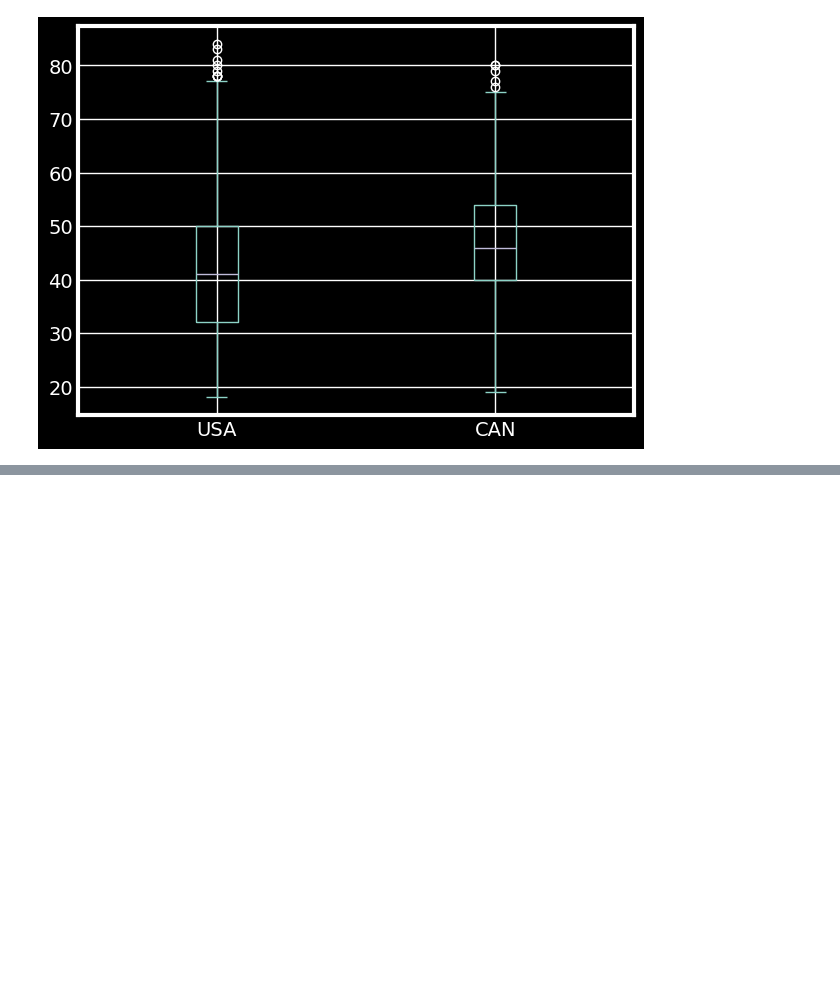
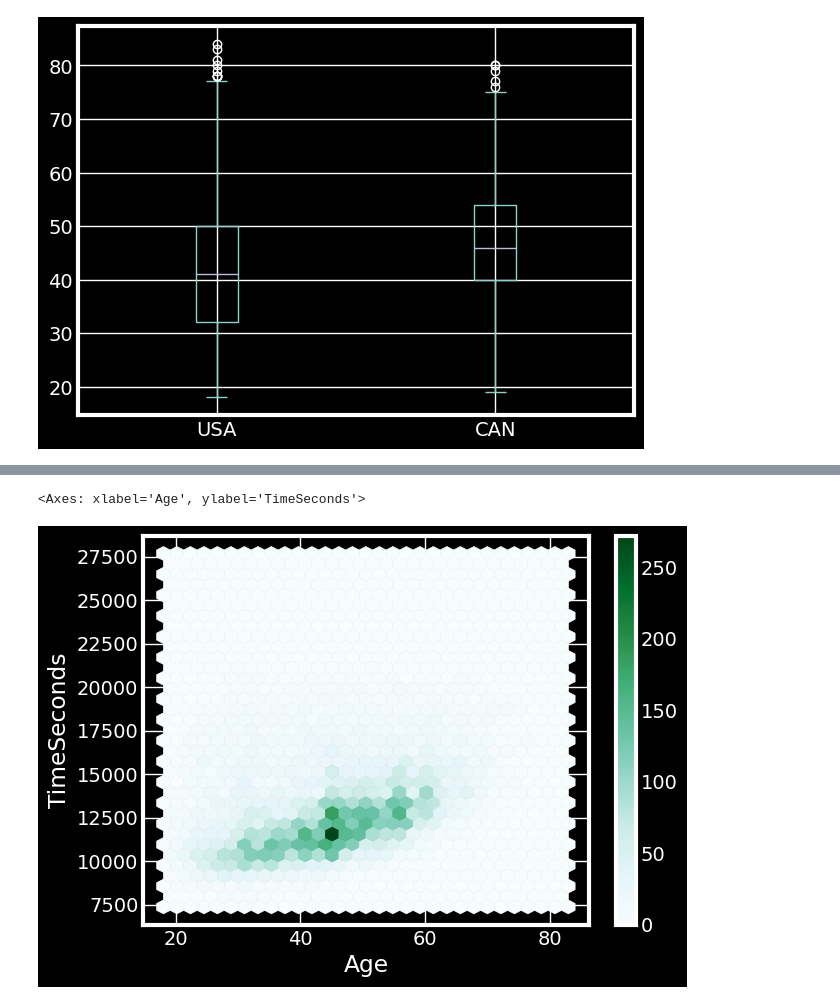
Before and after one commit to Byienio/Pandas_pg, a Jupyter notebook: AdvancedPlots.ipynb, the cells around one changed output, grey strips where cells are left out. Cells and saved outputs as stored; diff of their text form; code cells hidden in the pictures; blank space fills up the shorter version.

```diff
--- a/AdvancedPlots.ipynb
+++ b/AdvancedPlots.ipynb
@@ -327,0 +357,5 @@ df.plot(kind='box')
+# %%
+marathon_m.plot.hexbin(x='Age',y='TimeSeconds',gridsize=30)
+# %% [output]
+<Axes: xlabel='Age', ylabel='TimeSeconds'>
+[figure, added]
```
Also changed, not shown: parts of 9 cells of this notebook.
